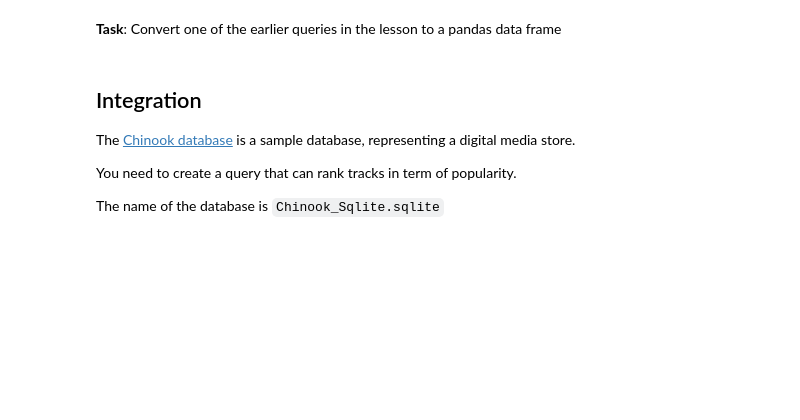
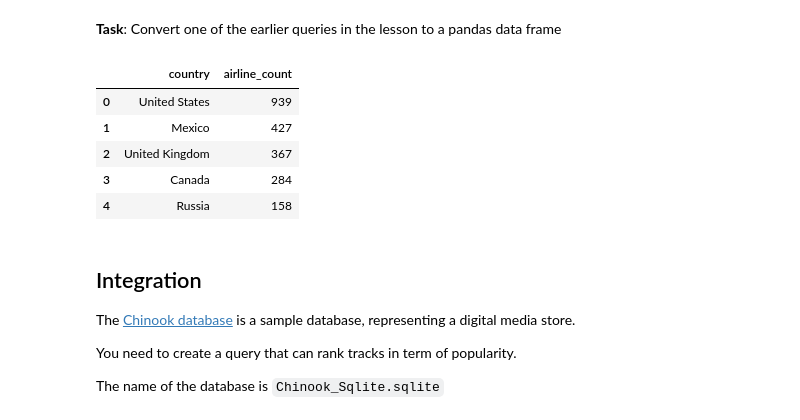
Before and after one commit to maxtingle11/dc-ds-08-26-19, a Jupyter notebook: module-2/week-1/day-1-sql-pandas/sql-to-pandas-max.ipynb, the cells around one changed output. Cells and saved outputs as stored; diff of their text form; code cells hidden in the pictures; blank space fills up the shorter version.

```diff
--- a/module-2/week-1/day-1-sql-pandas/sql-to-pandas-max.ipynb
+++ b/module-2/week-1/day-1-sql-pandas/sql-to-pandas-max.ipynb
@@ -604,9 +782,22 @@ Convert one of the earlier queries in the lesson to a pandas data frame
 # %%
 # Which countries have the highest amount of active airports?
 df = pd.read_sql_query("""
--- your code here;
+SELECT country, count(*) as airline_count
+FROM airlines
+WHERE active = 'N'
+GROUP BY country
+ORDER BY airline_count DESC
+
+LIMIT 5
 """, pd_con)
 df
+# %% [output]
+|  | country | airline_count |
+| 0 | United States | 939 |
+| 1 | Mexico | 427 |
+| 2 | United Kingdom | 367 |
+| 3 | Canada | 284 |
+| 4 | Russia | 158 |
 # %%
 pd_con.close()
 # %% [markdown]
```
Also changed, not shown: parts of 15 cells of this notebook, 5 other files.
